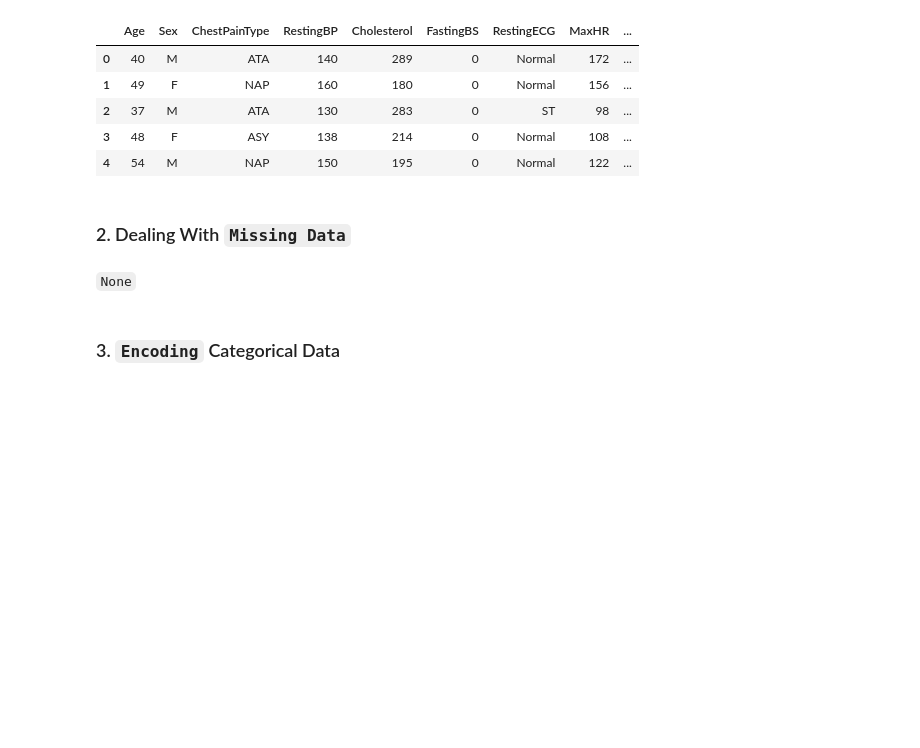
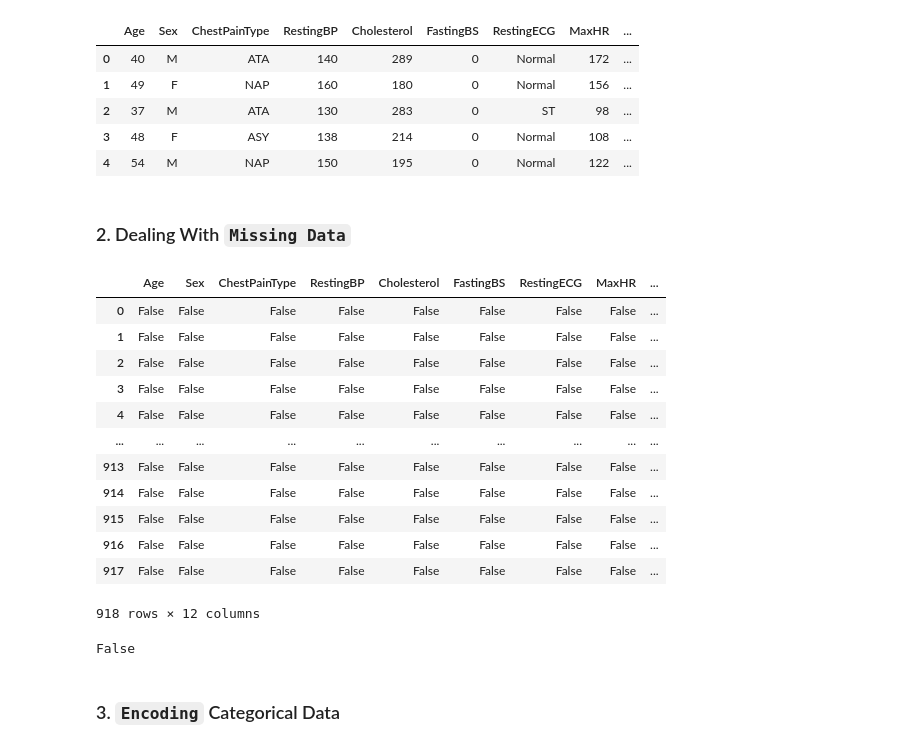
Before and after one commit to moazmohamed20/ML, a Jupyter notebook: Data Preprocessing.ipynb, the cells around one changed output. Drawn from its saved outputs; the diff is of its cells as text; code cells hidden in the pictures; blank space fills up the shorter version.

```diff
--- a/Data Preprocessing.ipynb
+++ b/Data Preprocessing.ipynb
@@ -84,5 +82,23 @@ heartDB.head()
 | 4 | 54 | M | NAP | 150 | 195 | 0 | Normal | 122 | ... |
 # %% [markdown]
 ### 2. Dealing With `Missing Data`
-# %% [markdown]
-`None`
+# %%
+heartDB.isnull()
+# %% [output]
+|  | Age | Sex | ChestPainType | RestingBP | Cholesterol | FastingBS | RestingECG | MaxHR | ... |
+| 0 | False | False | False | False | False | False | False | False | ... |
+| 1 | False | False | False | False | False | False | False | False | ... |
+| 2 | False | False | False | False | False | False | False | False | ... |
+| 3 | False | False | False | False | False | False | False | False | ... |
+| 4 | False | False | False | False | False | False | False | False | ... |
+| ... | ... | ... | ... | ... | ... | ... | ... | ... | ... |
+| 913 | False | False | False | False | False | False | False | False | ... |
+| 914 | False | False | False | False | False | False | False | False | ... |
+| 915 | False | False | False | False | False | False | False | False | ... |
+| 916 | False | False | False | False | False | False | False | False | ... |
+| 917 | False | False | False | False | False | False | False | False | ... |
+918 rows × 12 columns
+# %%
+heartDB.isnull().values.any()
+# %% [output]
+False
```
Also changed, not shown: parts of 5 cells of this notebook.
